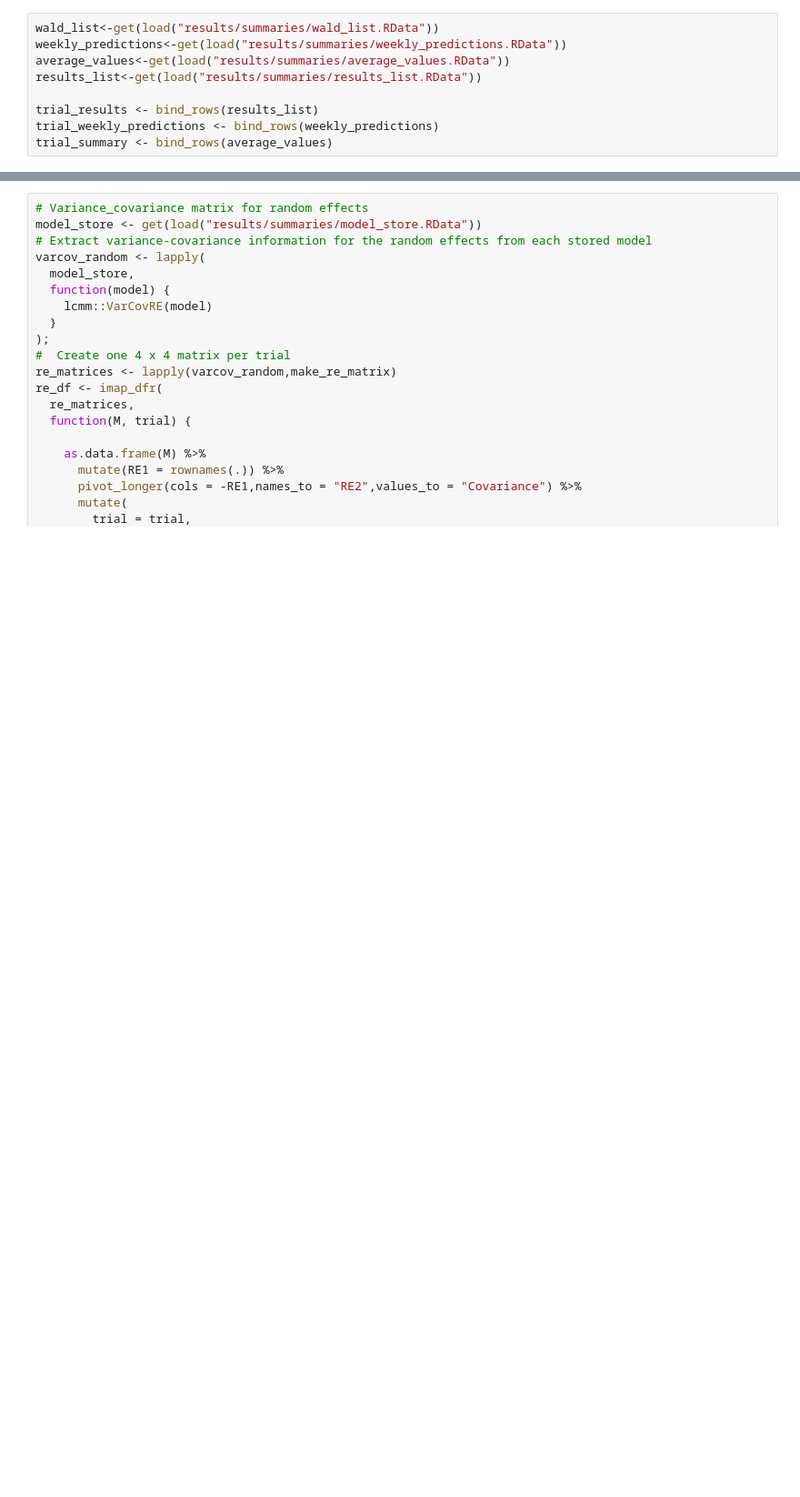
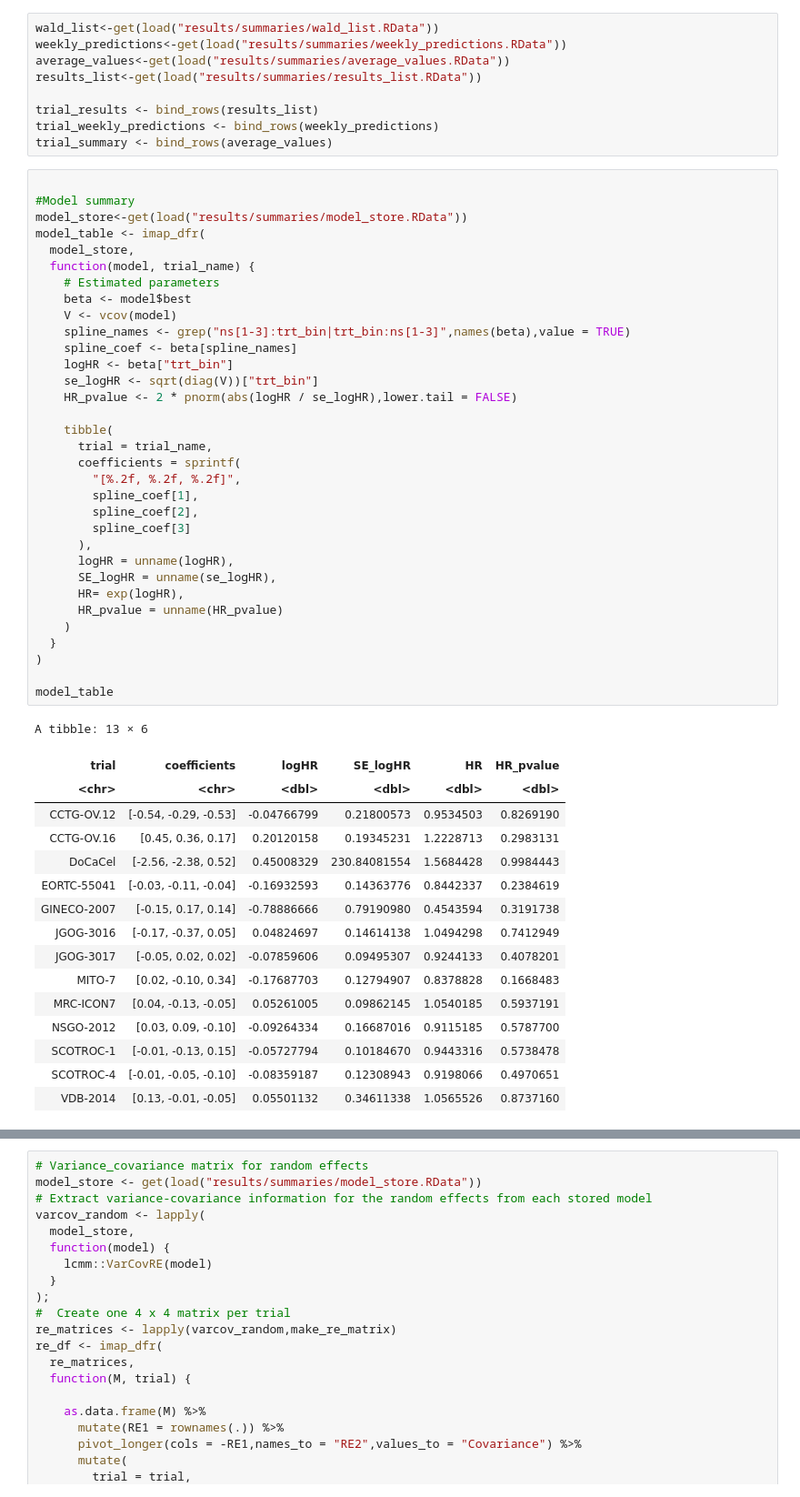
Before and after one commit to Kodro23/Surrogacy_evaluation_CA125, a Jupyter notebook: notebooks/Surrogacy_evaluation_of_CA125_lcmm.ipynb, the cells around one changed output, grey strips where cells are left out. Shown at 91% size. Drawn from its saved outputs; the diff is of its cells as text; blank space fills up the shorter version.

```diff
--- a/notebooks/Surrogacy_evaluation_of_CA125_lcmm.ipynb
+++ b/notebooks/Surrogacy_evaluation_of_CA125_lcmm.ipynb
@@ -825,3 +826,53 @@ results_list<-get(load("results/summaries/results_list.RData"))
 trial_results <- bind_rows(results_list)
 trial_weekly_predictions <- bind_rows(weekly_predictions)
 trial_summary <- bind_rows(average_values)
+# %%
+
+#Model summary
+model_store<-get(load("results/summaries/model_store.RData"))
+model_table <- imap_dfr(
+  model_store,
+  function(model, trial_name) {
+    # Estimated parameters
+    beta <- model$best
+    V <- vcov(model)
+    spline_names <- grep("ns[1-3]:trt_bin|trt_bin:ns[1-3]",names(beta),value = TRUE)
+    spline_coef <- beta[spline_names]
+    logHR <- beta["trt_bin"]
+    se_logHR <- sqrt(diag(V))["trt_bin"]
+    HR_pvalue <- 2 * pnorm(abs(logHR / se_logHR),lower.tail = FALSE)
+
+    tibble(
+      trial = trial_name,
+      coefficients = sprintf(
+        "[%.2f, %.2f, %.2f]",
+        spline_coef[1],
+        spline_coef[2],
+        spline_coef[3]
+      ),
+      logHR = unname(logHR),
+      SE_logHR = unname(se_logHR),
+      HR= exp(logHR),
+      HR_pvalue = unname(HR_pvalue)
+    )
+  }
+)
+
+model_table
+# %% [output]
+A tibble: 13 × 6
+| trial | coefficients | logHR | SE_logHR | HR | HR_pvalue |
+| <chr> | <chr> | <dbl> | <dbl> | <dbl> | <dbl> |
+| CCTG-OV.12 | [-0.54, -0.29, -0.53] | -0.04766799 | 0.21800573 | 0.9534503 | 0.8269190 |
+| CCTG-OV.16 | [0.45, 0.36, 0.17] | 0.20120158 | 0.19345231 | 1.2228713 | 0.2983131 |
+| DoCaCel | [-2.56, -2.38, 0.52] | 0.45008329 | 230.84081554 | 1.5684428 | 0.9984443 |
+| EORTC-55041 | [-0.03, -0.11, -0.04] | -0.16932593 | 0.14363776 | 0.8442337 | 0.2384619 |
+| GINECO-2007 | [-0.15, 0.17, 0.14] | -0.78886666 | 0.79190980 | 0.4543594 | 0.3191738 |
+| JGOG-3016 | [-0.17, -0.37, 0.05] | 0.04824697 | 0.14614138 | 1.0494298 | 0.7412949 |
+| JGOG-3017 | [-0.05, 0.02, 0.02] | -0.07859606 | 0.09495307 | 0.9244133 | 0.4078201 |
+| MITO-7 | [0.02, -0.10, 0.34] | -0.17687703 | 0.12794907 | 0.8378828 | 0.1668483 |
+| MRC-ICON7 | [0.04, -0.13, -0.05] | 0.05261005 | 0.09862145 | 1.0540185 | 0.5937191 |
+| NSGO-2012 | [0.03, 0.09, -0.10] | -0.09264334 | 0.16687016 | 0.9115185 | 0.5787700 |
+| SCOTROC-1 | [-0.01, -0.13, 0.15] | -0.05727794 | 0.10184670 | 0.9443316 | 0.5738478 |
+| SCOTROC-4 | [-0.01, -0.05, -0.10] | -0.08359187 | 0.12308943 | 0.9198066 | 0.4970651 |
+| VDB-2014 | [0.13, -0.01, -0.05] | 0.05501132 | 0.34611338 | 1.0565526 | 0.8737160 |
```
Also changed, not shown: parts of 20 cells of this notebook, 9 other files.
